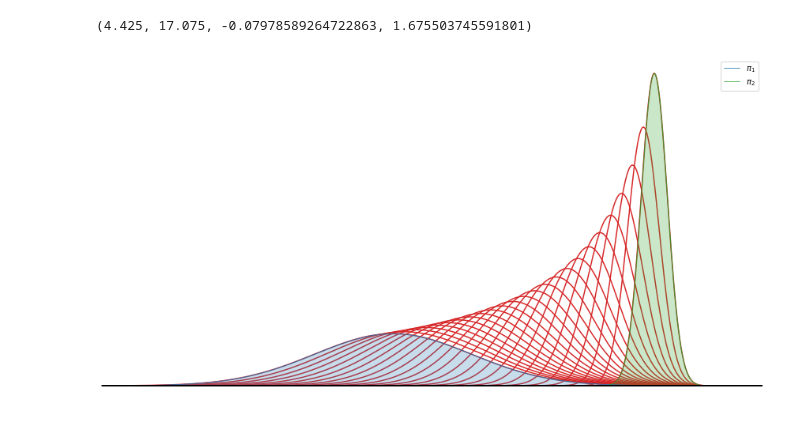
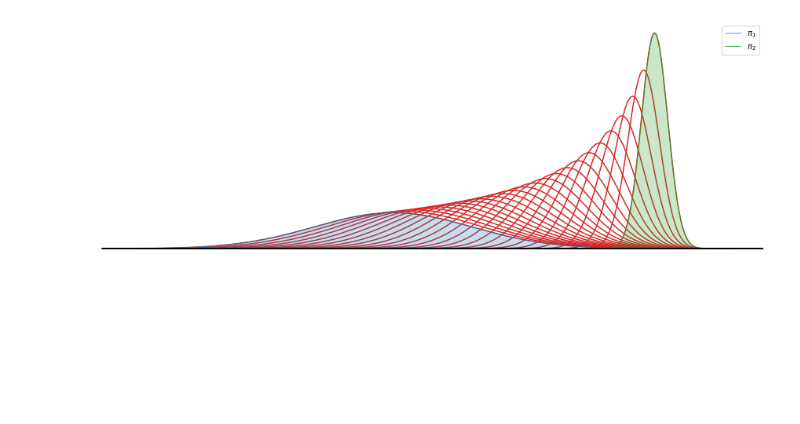
Before and after one commit to mattramos/bayesian_ensembling, a Jupyter notebook: experiments/barycentre_figures.ipynb, the cells around one changed output. Saved outputs shown, nothing was run; the diff lists cells and outputs as text; code cells hidden in the pictures; blank space fills up the shorter version.

```diff
--- a/experiments/barycentre_figures.ipynb
+++ b/experiments/barycentre_figures.ipynb
@@ -59,26 +63,28 @@ ax.axis('off')
 # %%
 import ot
 
 pdfs = []
 for weight in jnp.linspace(0., 1., 25):
     alpha = weight
     beta = 1. - weight
     weights = jnp.array([alpha, beta])
     wass_bary = barycentre([d1, d2], weights)
     pdfs.append(plot_pdf(x, wass_bary))
 
-fig, ax = plt.subplots(figsize=(15, 8))
+fig, ax = plt.subplots(figsize=(12, 4.5), tight_layout=True)
 ax.plot(x, pdf1, label=r'$\pi_1$', color='tab:blue', linewidth=0.75, zorder=2)
 ax.plot(x, pdf2, label=r'$\pi_2$', color='tab:green', linewidth=0.75, zorder=2)
 ax.fill_between(x, jnp.zeros_like(pdf1), pdf1, color='tab:blue', alpha=0.25, zorder=2)
 ax.fill_between(x, jnp.zeros_like(pdf2), pdf2, color='tab:green', alpha=0.25, zorder=2)
 
 for pdf in pdfs:
     ax.plot(x, pdf, color='tab:red', zorder=1)
     # ax.fill_between(x, jnp.zeros_like(pdf), pdf, color='tab:red', alpha=0.02, zorder=1)
 ax.legend(loc='best')
 ax.axhline(y=0., color='black', linewidth=2)
 ax.axis('off')
+
+plt.savefig('barycentre_interpolant.pdf')
+plt.savefig('barycentre_interpolant.png', dpi=450)
 # %% [output]
-(4.425, 17.075, -0.07978589264722863, 1.675503745591801)
-[figure, old version]
+[figure, new version]
```
Also changed, not shown: parts of 3 cells of this notebook, 23 other files.
